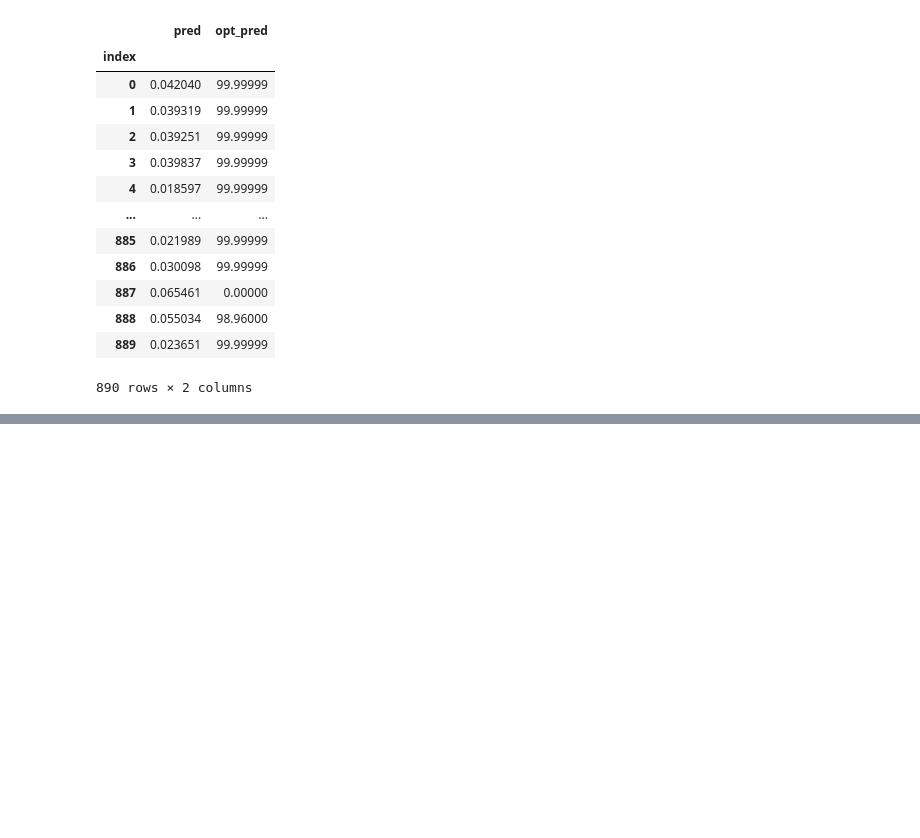
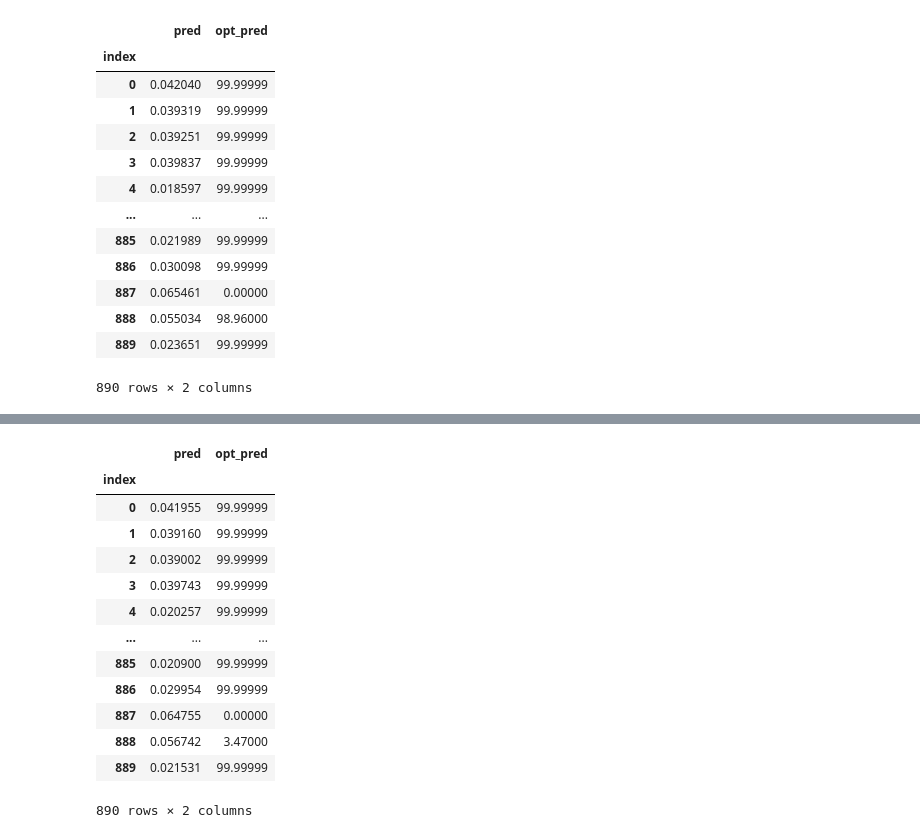
Before and after one commit to D1nay/prohack2020, a Jupyter notebook: Attempts 3+.ipynb, the cells around one changed output, grey strips where cells are left out. Drawn from its saved outputs; the diff is of its cells as text; code cells hidden in the pictures; blank space fills up the shorter version.

```diff
--- a/Attempts 3+.ipynb
+++ b/Attempts 3+.ipynb
@@ -592,0 +644,20 @@ answer6.to_csv('answer6.csv')
+# %%
+alloc7 = np.zeros(890)
+n = 10000
+for i in range(n):
+    rnd = np.random.randint(0, 100, 890)
+    # take a random sample from the alphas matrix, in a sense that for each row of alphas.T
+    # there is an equal chance to pick any of the 100 elements
+    sample = np.array([row[rnd[i]] for i, row in enumerate(alphas.T)])
+    # indices of a sorted array of 'sample'
+    sample_argsort = np.argsort(sample)[::-1]
+    # indices of the 50 largest by alpha countries with EEI < 0.7 (their index is less than 67)
+    eei_ind = [x for x in sample_argsort if x < 66][:50]
+    #
+    rest_ind = [x for x in sample_argsort if x not in eei_ind][:450]
+    alloc7[eei_ind + rest_ind] = alloc7[eei_ind + rest_ind] + 100/n
+# %%
+# To make sure the sum constraint is satisfied
+alloc_mod7 = alloc7.copy()
+#alloc_mod[0] = alloc_mod[0] - 0.00001
+alloc_mod7[alloc_mod7 > 100] = alloc_mod7[alloc_mod7 > 100] - 0.00001
@@ -592,0 +684,22 @@ answer6.to_csv('answer6.csv')
+# %%
+y_pred = preds.mean(axis=0)
+# %%
+answer7 = pd.DataFrame({'pred': y_pred, 'opt_pred':alloc_mod7})
+answer7.index.name = 'index'
+# %%
+answer7
+# %% [output]
+|  | pred | opt_pred |
+| index |  |  |
+| 0 | 0.041955 | 99.99999 |
+| 1 | 0.039160 | 99.99999 |
+| 2 | 0.039002 | 99.99999 |
+| 3 | 0.039743 | 99.99999 |
+| 4 | 0.020257 | 99.99999 |
+| ... | ... | ... |
+| 885 | 0.020900 | 99.99999 |
+| 886 | 0.029954 | 99.99999 |
+| 887 | 0.064755 | 0.00000 |
+| 888 | 0.056742 | 3.47000 |
+| 889 | 0.021531 | 99.99999 |
+890 rows × 2 columns
```
Also changed, not shown: parts of 6 cells of this notebook, 2 other files.
